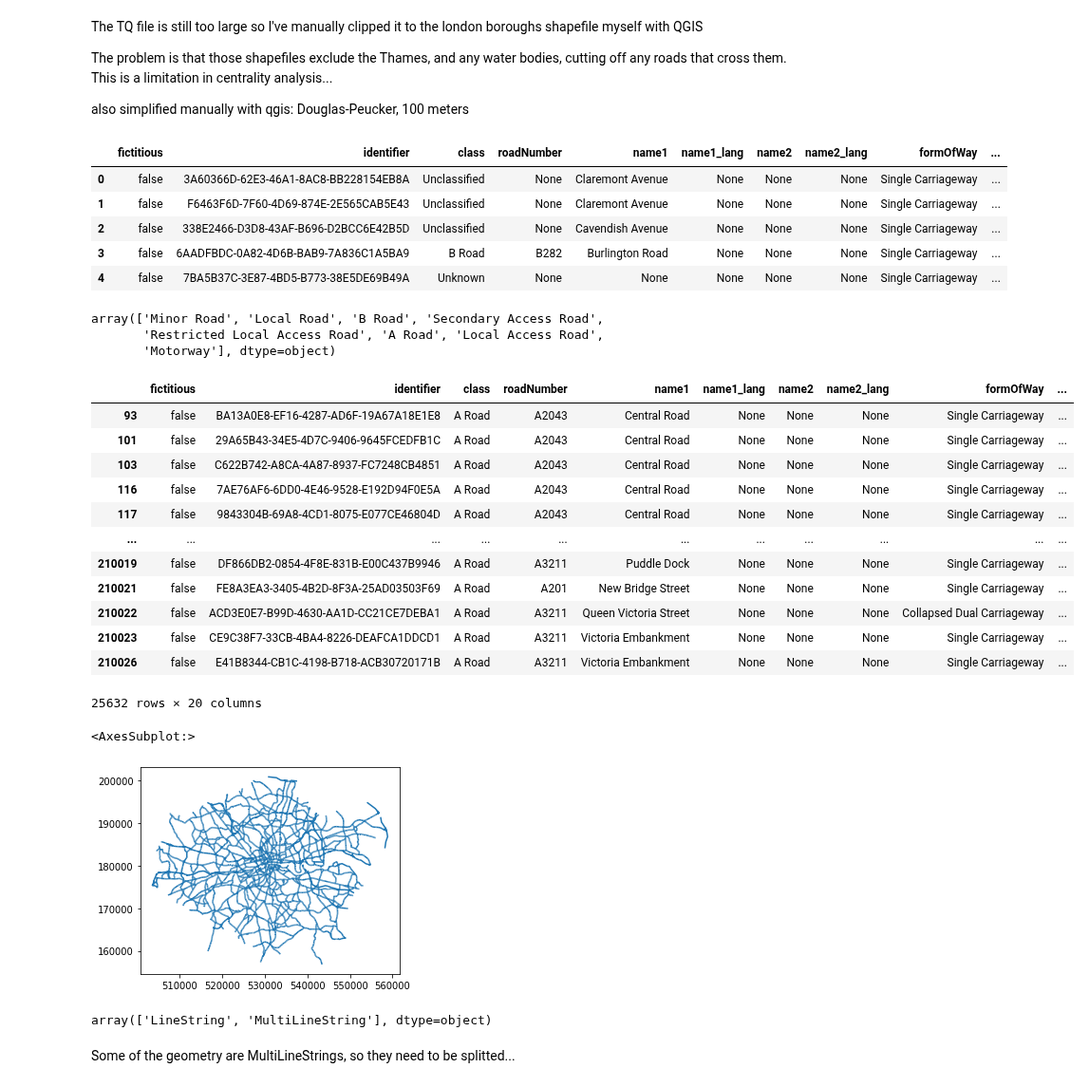
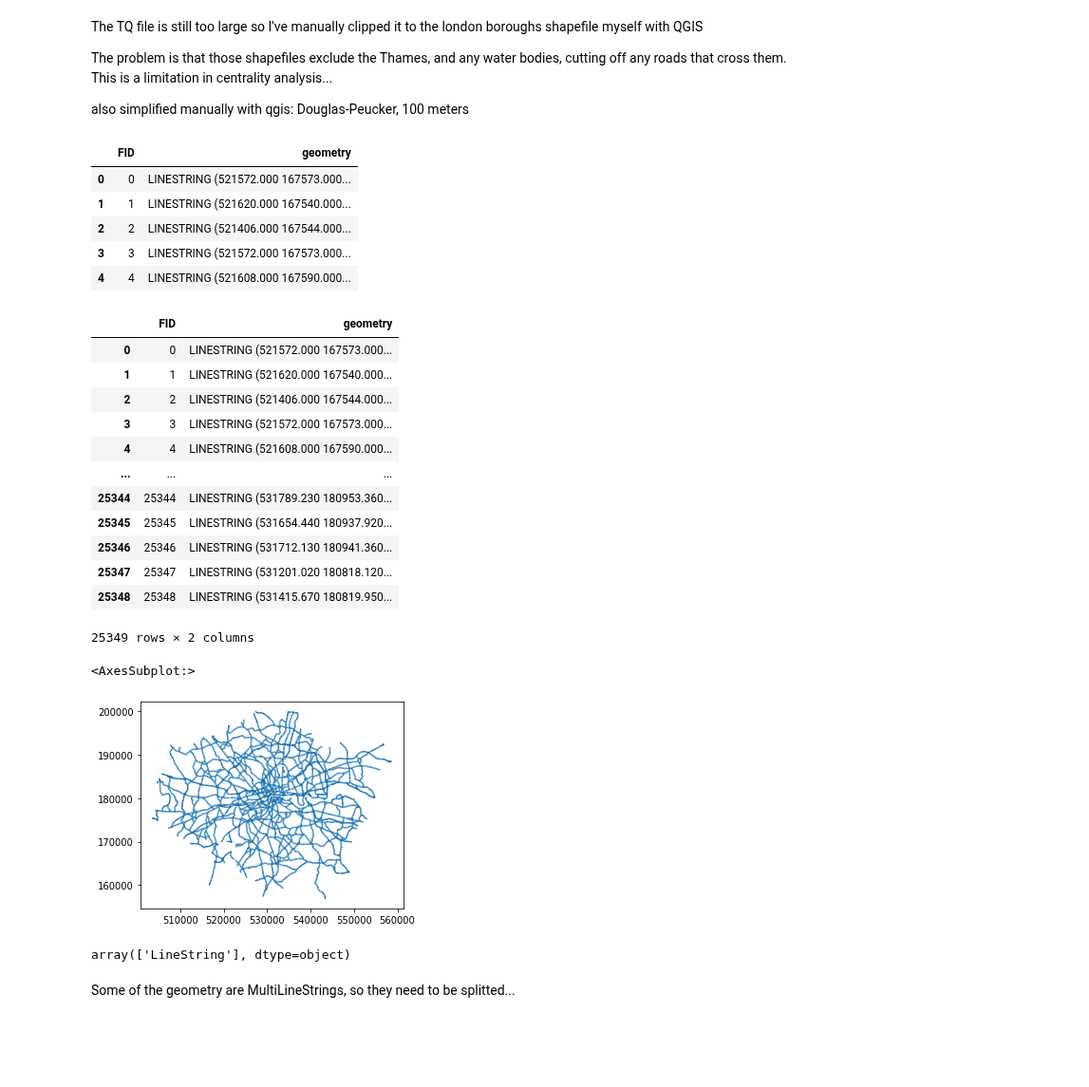
Before and after one commit to akazukin5151/comparative-accessibility, a Jupyter notebook: london centrality.ipynb, the cells around one changed output. Shown at 95% size. Cells and saved outputs as stored; diff of their text form; code cells hidden in the pictures; blank space fills up the shorter version.

```diff
--- a/london centrality.ipynb
+++ b/london centrality.ipynb
@@ -21,48 +21,44 @@ The problem is that those shapefiles exclude the Thames, and any water bodies, c
 also simplified manually with qgis: Douglas-Peucker, 100 meters
 # %%
 # This takes a min
-london = gpd.read_file('data/london/roads/simplified/simplified_roads_2.shp')
+london = gpd.read_file('data/london/roads/simplified/a_roads_simplified.shp')
 # %%
 london.head()
 # %% [output]
-|  | fictitious | identifier | class | roadNumber | name1 | name1_lang | name2 | name2_lang | formOfWay | ... |
-| 0 | false | 3A60366D-62E3-46A1-8AC8-BB228154EB8A | Unclassified | None | Claremont Avenue | None | None | None | Single Carriageway | ... |
-| 1 | false | F6463F6D-7F60-4D69-874E-2E565CAB5E43 | Unclassified | None | Claremont Avenue | None | None | None | Single Carriageway | ... |
-| 2 | false | 338E2466-D3D8-43AF-B696-D2BCC6E42B5D | Unclassified | None | Cavendish Avenue | None | None | None | Single Carriageway | ... |
-| 3 | false | 6AADFBDC-0A82-4D6B-BAB9-7A836C1A5BA9 | B Road | B282 | Burlington Road | None | None | None | Single Carriageway | ... |
-| 4 | false | 7BA5B37C-3E87-4BD5-B773-38E5DE69B49A | Unknown | None | None | None | None | None | Single Carriageway | ... |
+|  | FID | geometry |
+| 0 | 0 | LINESTRING (521572.000 167573.000... |
+| 1 | 1 | LINESTRING (521620.000 167540.000... |
+| 2 | 2 | LINESTRING (521406.000 167544.000... |
+| 3 | 3 | LINESTRING (521572.000 167573.000... |
+| 4 | 4 | LINESTRING (521608.000 167590.000... |
 # %%
-london.function.unique()
+#london.function.unique()
-# %% [output]
-array(['Minor Road', 'Local Road', 'B Road', 'Secondary Access Road',
-       'Restricted Local Access Road', 'A Road', 'Local Access Road',
-       'Motorway'], dtype=object)
 # %%
-lon_major = london.query('function in ["A Road", "Motorway"]') #"B Road"S
+lon_major = london#.query('function in ["A Road", "Motorway"]') #"B Road"S
 lon_major
 # %% [output]
-|  | fictitious | identifier | class | roadNumber | name1 | name1_lang | name2 | name2_lang | formOfWay | ... |
-| 93 | false | BA13A0E8-EF16-4287-AD6F-19A67A18E1E8 | A Road | A2043 | Central Road | None | None | None | Single Carriageway | ... |
-| 101 | false | 29A65B43-34E5-4D7C-9406-9645FCEDFB1C | A Road | A2043 | Central Road | None | None | None | Single Carriageway | ... |
-| 103 | false | C622B742-A8CA-4A87-8937-FC7248CB4851 | A Road | A2043 | Central Road | None | None | None | Single Carriageway | ... |
-| 116 | false | 7AE76AF6-6DD0-4E46-9528-E192D94F0E5A | A Road | A2043 | Central Road | None | None | None | Single Carriageway | ... |
-| 117 | false | 9843304B-69A8-4CD1-8075-E077CE46804D | A Road | A2043 | Central Road | None | None | None | Single Carriageway | ... |
-| ... | ... | ... | ... | ... | ... | ... | ... | ... | ... | ... |
-| 210019 | false | DF866DB2-0854-4F8E-831B-E00C437B9946 | A Road | A3211 | Puddle Dock | None | None | None | Single Carriageway | ... |
-| 210021 | false | FE8A3EA3-3405-4B2D-8F3A-25AD03503F69 | A Road | A201 | New Bridge Street | None | None | None | Single Carriageway | ... |
-| 210022 | false | ACD3E0E7-B99D-4630-AA1D-CC21CE7DEBA1 | A Road | A3211 | Queen Victoria Street | None | None | None | Collapsed Dual Carriageway | ... |
-| 210023 | false | CE9C38F7-33CB-4BA4-8226-DEAFCA1DDCD1 | A Road | A3211 | Victoria Embankment | None | None | None | Single Carriageway | ... |
-| 210026 | false | E41B8344-CB1C-4198-B718-ACB30720171B | A Road | A3211 | Victoria Embankment | None | None | None | Single Carriageway | ... |
+|  | FID | geometry |
+| 0 | 0 | LINESTRING (521572.000 167573.000... |
+| 1 | 1 | LINESTRING (521620.000 167540.000... |
+| 2 | 2 | LINESTRING (521406.000 167544.000... |
+| 3 | 3 | LINESTRING (521572.000 167573.000... |
+| 4 | 4 | LINESTRING (521608.000 167590.000... |
+| ... | ... | ... |
+| 25344 | 25344 | LINESTRING (531789.230 180953.360... |
+| 25345 | 25345 | LINESTRING (531654.440 180937.920... |
+| 25346 | 25346 | LINESTRING (531712.130 180941.360... |
+| 25347 | 25347 | LINESTRING (531201.020 180818.120... |
+| 25348 | 25348 | LINESTRING (531415.670 180819.950... |
-25632 rows × 20 columns
+25349 rows × 2 columns
 # %%
 lon_major.plot()
 # %% [output]
 <AxesSubplot:>
-[figure, old version]
+[figure, new version]
 # %%
 lon_major.geometry.apply(lambda x: x.geom_type).unique()
 # %% [output]
-array(['LineString', 'MultiLineString'], dtype=object)
+array(['LineString'], dtype=object)
 # %% [markdown]
 Some of the geometry are MultiLineStrings, so they need to be splitted...
 # %%
```
Also changed, not shown: parts of 5 cells of this notebook, 7 other files.
